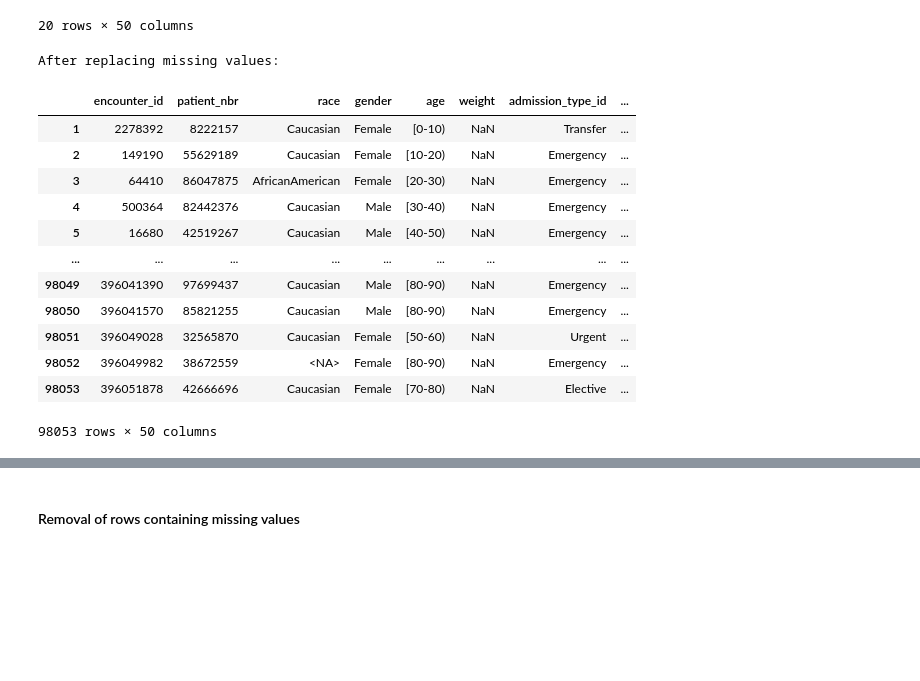
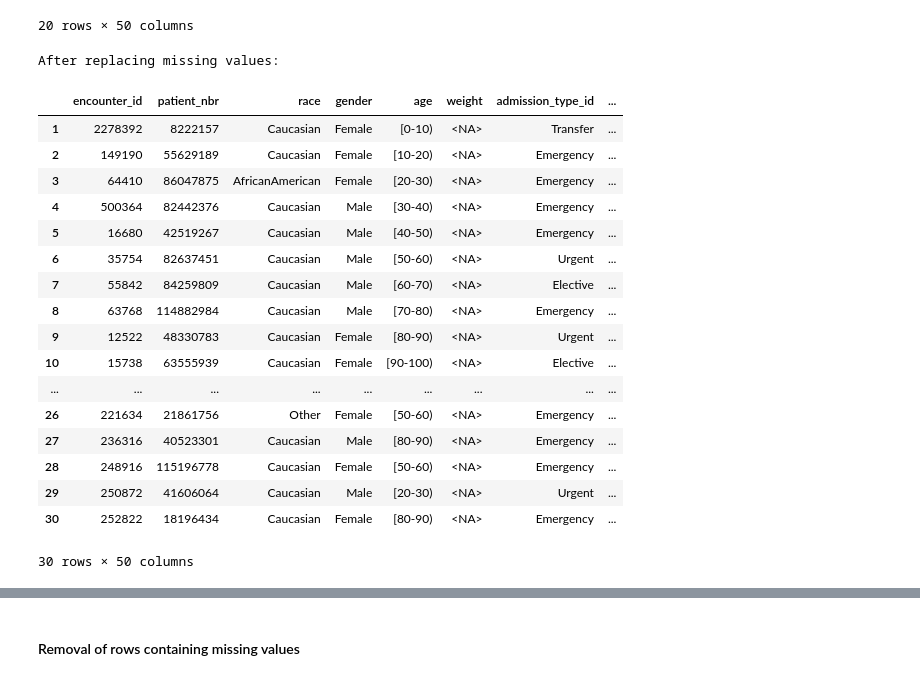
Before and after one commit to mattglenjackson/CP3403_Data_Mining, a Jupyter notebook: CP3403_merged_copy_fixed.ipynb, the cells around one changed output, grey strips where cells are left out. Saved outputs shown, nothing was run; the diff lists cells and outputs as text; code cells hidden in the pictures; blank space fills up the shorter version.

```diff
--- a/CP3403_merged_copy_fixed.ipynb
+++ b/CP3403_merged_copy_fixed.ipynb
@@ -6,7 +14,7 @@
 import pandas as pd
 import numpy as np
 
-df = pd.read_csv("diabetic_data.csv",header=None)
+df = pd.read_csv("diabetic_data.csv",header=None,low_memory=False)
 df.head()
 # %% [output]
 |  | 0 | 1 | 2 | 3 | 4 | 5 | 6 | 7 | 8 | 9 | ... | ... |
@@ -163,6 +175,7 @@ data_1 = data.copy()
 data_1 = data_1.fillna("?")
 data_1 = data_1.replace('?', pd.NA)
 # %%
+# replaced numeric values for specific features into readable values, provided by uci website
 data_1["admission_type_id"] = data_1["admission_type_id"].replace(1, "Emergency")
 data_1["admission_type_id"] = data_1["admission_type_id"].replace(2, "Urgent")
 data_1["admission_type_id"] = data_1["admission_type_id"].replace(3, "Elective")
@@ -180,43 +193,48 @@ data_1["discharge_disposition_id"] = data_1["discharge_disposition_id"].replace(
 data_1["discharge_disposition_id"] = data_1["discharge_disposition_id"].replace(6, "Home w/ Home Health Service")
 data_1["discharge_disposition_id"] = data_1["discharge_disposition_id"].replace(7, "Left Against Medical Advice")
 data_1["discharge_disposition_id"] = data_1["discharge_disposition_id"].replace(8, "Home Under Care")
 data_1["discharge_disposition_id"] = data_1["discharge_disposition_id"].replace(9, "Admitted as an inpatient")
 data_1["discharge_disposition_id"] = data_1["discharge_disposition_id"].replace(10, "Nenonate Discharge/Neonatal Aftercare")
 data_1["discharge_disposition_id"] = data_1["discharge_disposition_id"].replace(11, "Expired")
 data_1["discharge_disposition_id"] = data_1["discharge_disposition_id"].replace(12, "Expected Return for Outpatient Services")
 data_1["discharge_disposition_id"] = data_1["discharge_disposition_id"].replace(13, "Hospice/Home")
 data_1["discharge_disposition_id"] = data_1["discharge_disposition_id"].replace(14, "Hospice/Medical Facility")
 data_1["discharge_disposition_id"] = data_1["discharge_disposition_id"].replace(15, "Medicare-approved Swing Bed")
 data_1["discharge_disposition_id"] = data_1["discharge_disposition_id"].replace(16, "Transferred for Outpatient Services")
 data_1["discharge_disposition_id"] = data_1["discharge_disposition_id"].replace(17, "Referred for Outpatient Services")
 data_1["discharge_disposition_id"] = data_1["discharge_disposition_id"].replace(18, "NULL")
 data_1["discharge_disposition_id"] = data_1["discharge_disposition_id"].replace(19, "Expired at Home")
 data_1["discharge_disposition_id"] = data_1["discharge_disposition_id"].replace(20, "Expired at Medical facility")
 data_1["discharge_disposition_id"] = data_1["discharge_disposition_id"].replace(21, "Expired, Place Unknown")
 data_1["discharge_disposition_id"] = data_1["discharge_disposition_id"].replace(22, "Rehabilitation Facility")
 data_1["discharge_disposition_id"] = data_1["discharge_disposition_id"].replace(23, "Long Term Care")
 data_1["discharge_disposition_id"] = data_1["discharge_disposition_id"].replace(24, "Nursing Facility-Medicaid Certified")
 data_1["discharge_disposition_id"] = data_1["discharge_disposition_id"].replace(25, "Not Mapped")
 data_1["discharge_disposition_id"] = data_1["discharge_disposition_id"].replace(26, "Unknown/Invalid")
 data_1["discharge_disposition_id"] = data_1["discharge_disposition_id"].replace(27, "Federal Health Facility")
 data_1["discharge_disposition_id"] = data_1["discharge_disposition_id"].replace(28, "Psychiatric Hospital/Unit")
 data_1["discharge_disposition_id"] = data_1["discharge_disposition_id"].replace(29, "Critical Access Hospital")
 data_1["discharge_disposition_id"] = data_1["discharge_disposition_id"].replace(30, "Health Care Facility not Defined Elsewhere")
 
 print('After replacing missing values:')
-data_1.head(98053)
+data_1.head(30)
 # %% [output]
 After replacing missing values:
 |  | encounter_id | patient_nbr | race | gender | age | weight | admission_type_id | ... |
-| 1 | 2278392 | 8222157 | Caucasian | Female | [0-10) | NaN | Transfer | ... |
-| 2 | 149190 | 55629189 | Caucasian | Female | [10-20) | NaN | Emergency | ... |
-| 3 | 64410 | 86047875 | AfricanAmerican | Female | [20-30) | NaN | Emergency | ... |
-| 4 | 500364 | 82442376 | Caucasian | Male | [30-40) | NaN | Emergency | ... |
-| 5 | 16680 | 42519267 | Caucasian | Male | [40-50) | NaN | Emergency | ... |
+| 1 | 2278392 | 8222157 | Caucasian | Female | [0-10) | <NA> | Transfer | ... |
+| 2 | 149190 | 55629189 | Caucasian | Female | [10-20) | <NA> | Emergency | ... |
+| 3 | 64410 | 86047875 | AfricanAmerican | Female | [20-30) | <NA> | Emergency | ... |
+| 4 | 500364 | 82442376 | Caucasian | Male | [30-40) | <NA> | Emergency | ... |
+| 5 | 16680 | 42519267 | Caucasian | Male | [40-50) | <NA> | Emergency | ... |
+| 6 | 35754 | 82637451 | Caucasian | Male | [50-60) | <NA> | Urgent | ... |
+| 7 | 55842 | 84259809 | Caucasian | Male | [60-70) | <NA> | Elective | ... |
+| 8 | 63768 | 114882984 | Caucasian | Male | [70-80) | <NA> | Emergency | ... |
+| 9 | 12522 | 48330783 | Caucasian | Female | [80-90) | <NA> | Urgent | ... |
+| 10 | 15738 | 63555939 | Caucasian | Female | [90-100) | <NA> | Elective | ... |
 | ... | ... | ... | ... | ... | ... | ... | ... | ... |
-| 98049 | 396041390 | 97699437 | Caucasian | Male | [80-90) | NaN | Emergency | ... |
-| 98050 | 396041570 | 85821255 | Caucasian | Male | [80-90) | NaN | Emergency | ... |
-| 98051 | 396049028 | 32565870 | Caucasian | Female | [50-60) | NaN | Urgent | ... |
-| 98052 | 396049982 | 38672559 | <NA> | Female | [80-90) | NaN | Emergency | ... |
-| 98053 | 396051878 | 42666696 | Caucasian | Female | [70-80) | NaN | Elective | ... |
+| 26 | 221634 | 21861756 | Other | Female | [50-60) | <NA> | Emergency | ... |
+| 27 | 236316 | 40523301 | Caucasian | Male | [80-90) | <NA> | Emergency | ... |
+| 28 | 248916 | 115196778 | Caucasian | Female | [50-60) | <NA> | Emergency | ... |
+| 29 | 250872 | 41606064 | Caucasian | Male | [20-30) | <NA> | Urgent | ... |
+| 30 | 252822 | 18196434 | Caucasian | Female | [80-90) | <NA> | Emergency | ... |
-98053 rows × 50 columns
+30 rows × 50 columns
```
Also changed, not shown: parts of 69 cells of this notebook.
